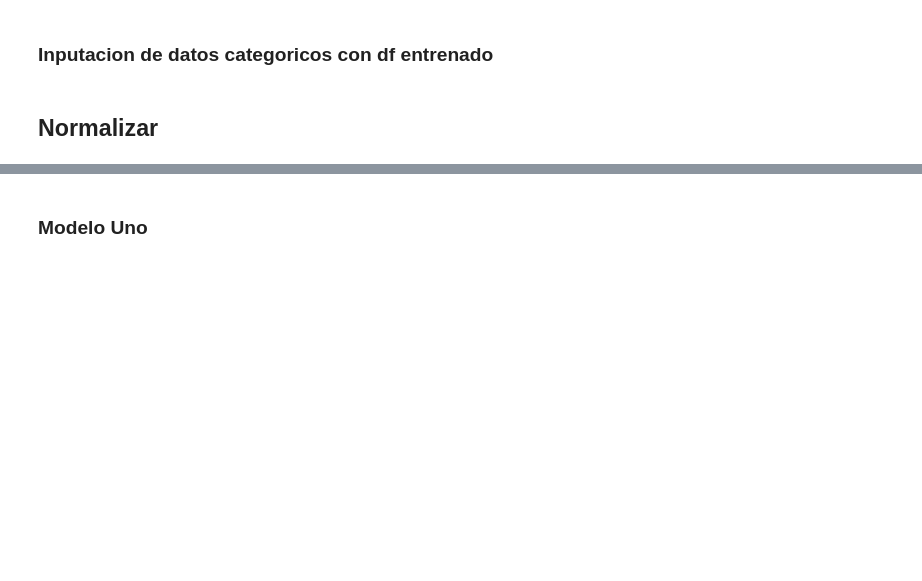
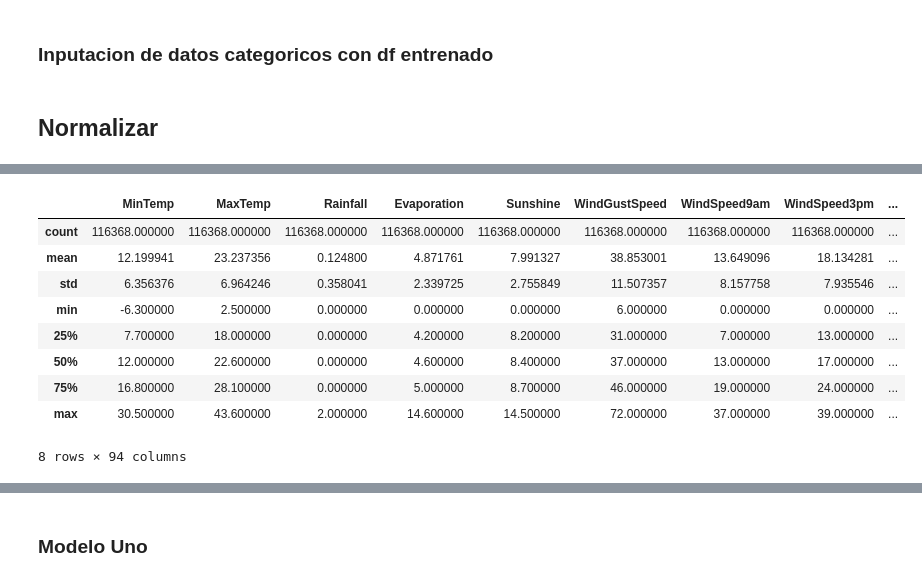
Before and after one commit to brayamrt/DiplomadoPython, a Jupyter notebook: 5.RegresionLogistica/RegresionLogistica.ipynb, the cells around one changed output, grey strips where cells are left out. Drawn from its saved outputs; the diff is of its cells as text; code cells hidden in the pictures; blank space fills up the shorter version.

```diff
--- a/5.RegresionLogistica/RegresionLogistica.ipynb
+++ b/5.RegresionLogistica/RegresionLogistica.ipynb
@@ -699,3 +698,13 @@ for df2 in [X_train, X_test]:
 ### Inputacion de datos categoricos con df entrenado
 # %% [markdown]
 ## Normalizar
+# %%
+import category_encoders as ce
+
+encoder = ce.BinaryEncoder(cols=['RainToday'])
+
+X_train = encoder.fit_transform(X_train)
+
+X_test = encoder.fit_transform(X_test)
+
+X_train.head()
@@ -701,0 +719,6 @@ for df2 in [X_train, X_test]:
+# %%
+X_train = pd.concat([X_train[numericos], X_train[['RainToday_0','RainToday_1']],
+                     pd.get_dummies(X_train.Location),
+                     pd.get_dummies(X_train.WindGustDir),
+                     pd.get_dummies(X_train.WindDir9am),
+                     pd.get_dummies(X_train.WindDir3pm)], axis=1)
@@ -702,3 +731,16 @@ for df2 in [X_train, X_test]:
+# %%
+X_train.describe()
+# %% [output]
+|  | MinTemp | MaxTemp | Rainfall | Evaporation | Sunshine | WindGustSpeed | WindSpeed9am | WindSpeed3pm | ... |
+| count | 116368.000000 | 116368.000000 | 116368.000000 | 116368.000000 | 116368.000000 | 116368.000000 | 116368.000000 | 116368.000000 | ... |
+| mean | 12.199941 | 23.237356 | 0.124800 | 4.871761 | 7.991327 | 38.853001 | 13.649096 | 18.134281 | ... |
+| std | 6.356376 | 6.964246 | 0.358041 | 2.339725 | 2.755849 | 11.507357 | 8.157758 | 7.935546 | ... |
+| min | -6.300000 | 2.500000 | 0.000000 | 0.000000 | 0.000000 | 6.000000 | 0.000000 | 0.000000 | ... |
+| 25% | 7.700000 | 18.000000 | 0.000000 | 4.200000 | 8.200000 | 31.000000 | 7.000000 | 13.000000 | ... |
+| 50% | 12.000000 | 22.600000 | 0.000000 | 4.600000 | 8.400000 | 37.000000 | 13.000000 | 17.000000 | ... |
+| 75% | 16.800000 | 28.100000 | 0.000000 | 5.000000 | 8.700000 | 46.000000 | 19.000000 | 24.000000 | ... |
+| max | 30.500000 | 43.600000 | 2.000000 | 14.600000 | 14.500000 | 72.000000 | 37.000000 | 39.000000 | ... |
+8 rows × 94 columns
 # %%
 ###Normalizar
 columnas = X_train.columns
```
Also changed, not shown: parts of 22 cells of this notebook.
